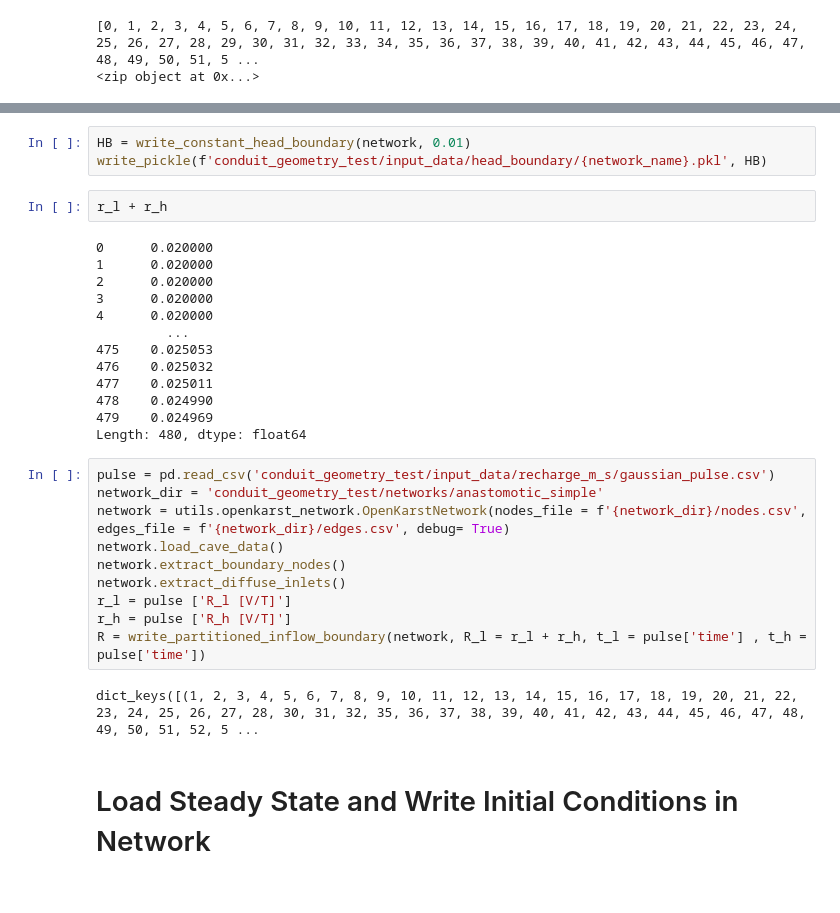
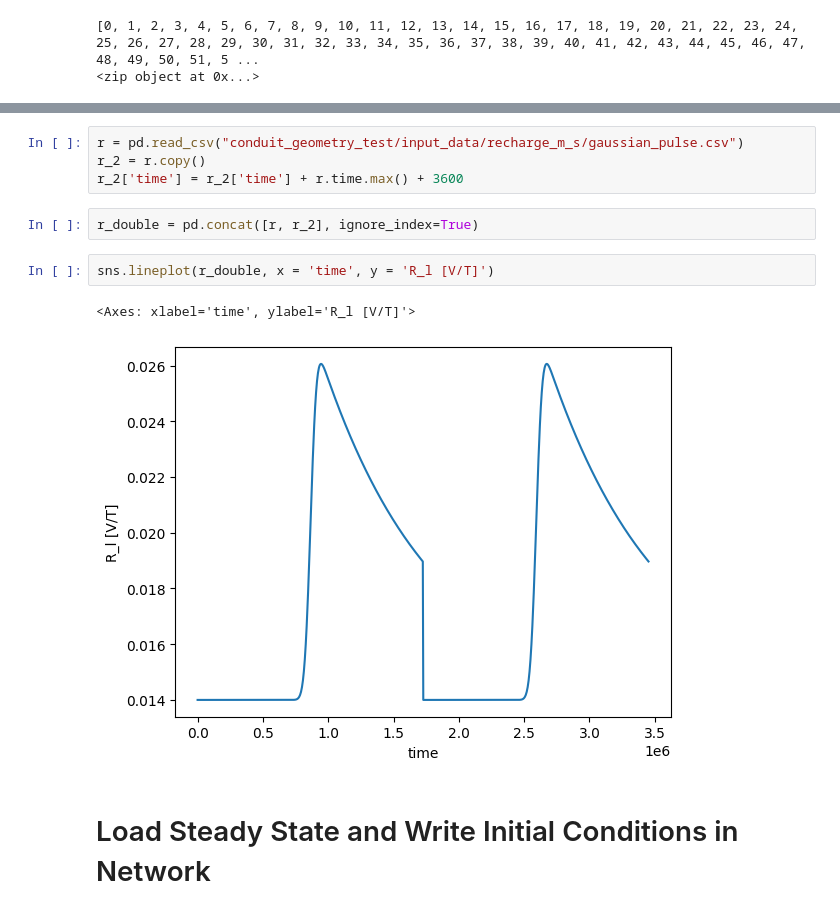
Before and after one commit to jhuang523/UMNBearSpring, a Jupyter notebook: openkarst/steady_state/conduit_geometry_setup.ipynb, the cells around one changed output, grey strips where cells are left out. Saved outputs shown, nothing was run; the diff lists cells and outputs as text.

```diff
--- a/openkarst/steady_state/conduit_geometry_setup.ipynb
+++ b/openkarst/steady_state/conduit_geometry_setup.ipynb
@@ -353,33 +366,14 @@ write_pickle(f'conduit_geometry_test/input_data/inflow_boundary/{network_name}_s
-# %%
-HB = write_constant_head_boundary(network, 0.01)
-write_pickle(f'conduit_geometry_test/input_data/head_boundary/{network_name}.pkl', HB)
-# %%
-r_l + r_h
-# %% [output]
-0      0.020000
-1      0.020000
-2      0.020000
-3      0.020000
-4      0.020000
-         ...
-475    0.025053
-476    0.025032
-477    0.025011
-478    0.024990
-479    0.024969
-Length: 480, dtype: float64
-# %%
-pulse = pd.read_csv('conduit_geometry_test/input_data/recharge_m_s/gaussian_pulse.csv')
-network_dir = 'conduit_geometry_test/networks/anastomotic_simple'
-network = utils.openkarst_network.OpenKarstNetwork(nodes_file = f'{network_dir}/nodes.csv', edges_file = f'{network_dir}/edges.csv', debug= True)
-network.load_cave_data()
-network.extract_boundary_nodes()
-network.extract_diffuse_inlets()
-r_l = pulse ['R_l [V/T]']
-r_h = pulse ['R_h [V/T]']
-R = write_partitioned_inflow_boundary(network, R_l = r_l + r_h, t_l = pulse['time'] , t_h = pulse['time'])
-# %% [output]
-dict_keys([(1, 2, 3, 4, 5, 6, 7, 8, 9, 10, 11, 12, 13, 14, 15, 16, 17, 18, 19, 20, 21, 22, 23, 24, 25, 26, 27, 28, 30, 31, 32, 35, 36, 37, 38, 39, 40, 41, 42, 43, 44, 45, 46, 47, 48, 49, 50, 51, 52, 5 ...
+# %%
+r = pd.read_csv("conduit_geometry_test/input_data/recharge_m_s/gaussian_pulse.csv")
+r_2 = r.copy()
+r_2['time'] = r_2['time'] + r.time.max() + 3600
+# %%
+r_double = pd.concat([r, r_2], ignore_index=True)
+# %%
+sns.lineplot(r_double, x = 'time', y = 'R_l [V/T]')
+# %% [output]
+<Axes: xlabel='time', ylabel='R_l [V/T]'>
+[figure, added]
 # %% [markdown]
 # Load Steady State and Write Initial Conditions in Network
 # %%
```
Also changed, not shown: parts of 12 cells of this notebook, 18 other files.
